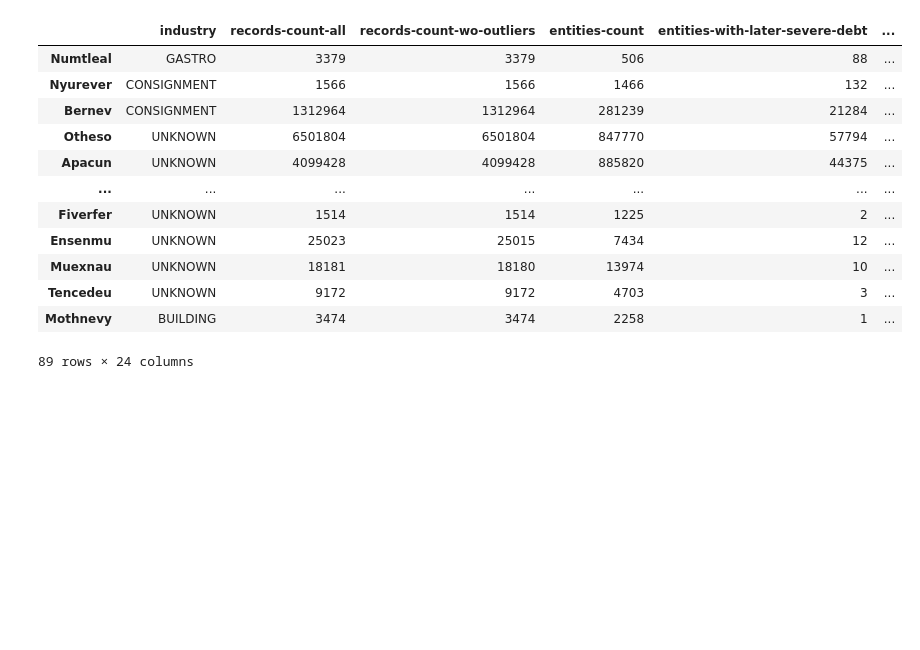
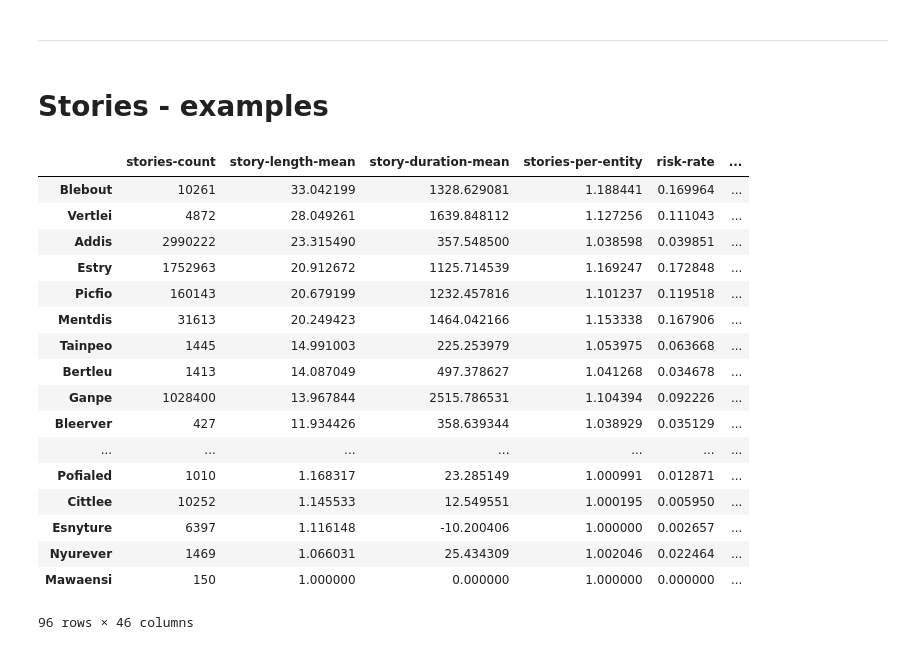
Before and after one commit to konradgrodek/ADDS_PayDelay, a Jupyter notebook: 20_data_overview/200_data_overview.ipynb, the cells around one changed output. Cells and saved outputs as stored; diff of their text form; code cells hidden in the pictures; blank space fills up the shorter version.

```diff
--- a/20_data_overview/200_data_overview.ipynb
+++ b/20_data_overview/200_data_overview.ipynb
@@ -4,5 +4,11 @@ sys.path.append('../')
 from lib.input_const import *
 import seaborn as sb
 import matplotlib.pyplot as plt
+from matplotlib.patches import Arc
 import pandas as pd
-import tikzplotlib
+import pyarrow.parquet as pq
+import pyarrow.compute as pc
+input_code = "202212"
+# %%
+pd.set_option('display.max_rows', 110)
+pd.set_option('display.max_columns', 30)
@@ -42,16 +225,27 @@ tikzplotlib.save("test.tex")
+# %% [markdown]
+___
+# %% [markdown]
+# Stories - examples
+# %%
+report = pd.read_csv(report_predictors(input_code), index_col=[0])
 # %%
-report.loc[report[OverviewReportColNames.RecordsCountAll] > 1000].sort_values([COL_BAD_PAYERS_RATIO], ascending=False)
+report.sort_values('story-length-mean', ascending=False)
 # %% [output]
-|  | industry | records-count-all | records-count-wo-outliers | entities-count | entities-with-later-severe-debt | ... |
-| Numtleal | GASTRO | 3379 | 3379 | 506 | 88 | ... |
-| Nyurever | CONSIGNMENT | 1566 | 1566 | 1466 | 132 | ... |
-| Bernev | CONSIGNMENT | 1312964 | 1312964 | 281239 | 21284 | ... |
-| Otheso | UNKNOWN | 6501804 | 6501804 | 847770 | 57794 | ... |
-| Apacun | UNKNOWN | 4099428 | 4099428 | 885820 | 44375 | ... |
+|  | stories-count | story-length-mean | story-duration-mean | stories-per-entity | risk-rate | ... |
+| Blebout | 10261 | 33.042199 | 1328.629081 | 1.188441 | 0.169964 | ... |
+| Vertlei | 4872 | 28.049261 | 1639.848112 | 1.127256 | 0.111043 | ... |
+| Addis | 2990222 | 23.315490 | 357.548500 | 1.038598 | 0.039851 | ... |
+| Estry | 1752963 | 20.912672 | 1125.714539 | 1.169247 | 0.172848 | ... |
+| Picfio | 160143 | 20.679199 | 1232.457816 | 1.101237 | 0.119518 | ... |
+| Mentdis | 31613 | 20.249423 | 1464.042166 | 1.153338 | 0.167906 | ... |
+| Tainpeo | 1445 | 14.991003 | 225.253979 | 1.053975 | 0.063668 | ... |
+| Bertleu | 1413 | 14.087049 | 497.378627 | 1.041268 | 0.034678 | ... |
+| Ganpe | 1028400 | 13.967844 | 2515.786531 | 1.104394 | 0.092226 | ... |
+| Bleerver | 427 | 11.934426 | 358.639344 | 1.038929 | 0.035129 | ... |
 | ... | ... | ... | ... | ... | ... | ... |
-| Fiverfer | UNKNOWN | 1514 | 1514 | 1225 | 2 | ... |
-| Ensenmu | UNKNOWN | 25023 | 25015 | 7434 | 12 | ... |
-| Muexnau | UNKNOWN | 18181 | 18180 | 13974 | 10 | ... |
-| Tencedeu | UNKNOWN | 9172 | 9172 | 4703 | 3 | ... |
-| Mothnevy | BUILDING | 3474 | 3474 | 2258 | 1 | ... |
+| Pofialed | 1010 | 1.168317 | 23.285149 | 1.000991 | 0.012871 | ... |
+| Cittlee | 10252 | 1.145533 | 12.549551 | 1.000195 | 0.005950 | ... |
+| Esnyture | 6397 | 1.116148 | -10.200406 | 1.000000 | 0.002657 | ... |
+| Nyurever | 1469 | 1.066031 | 25.434309 | 1.002046 | 0.022464 | ... |
+| Mawaensi | 150 | 1.000000 | 0.000000 | 1.000000 | 0.000000 | ... |
-89 rows × 24 columns
+96 rows × 46 columns
```
Also changed, not shown: parts of 55 cells of this notebook, 28 other files.
